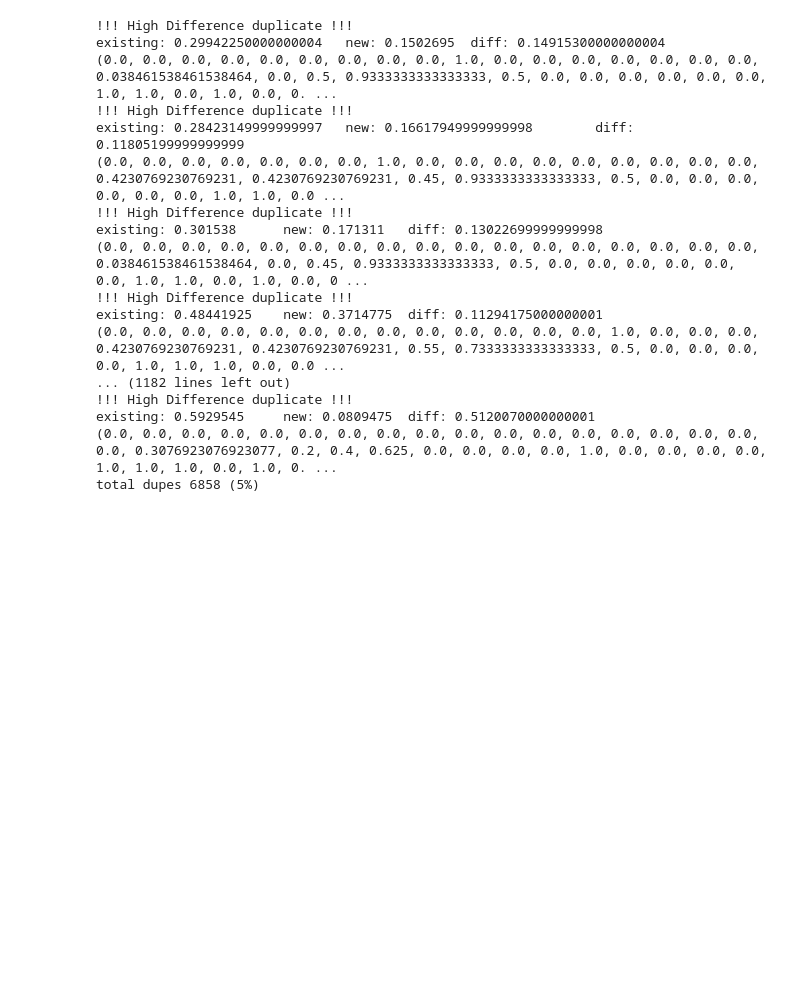
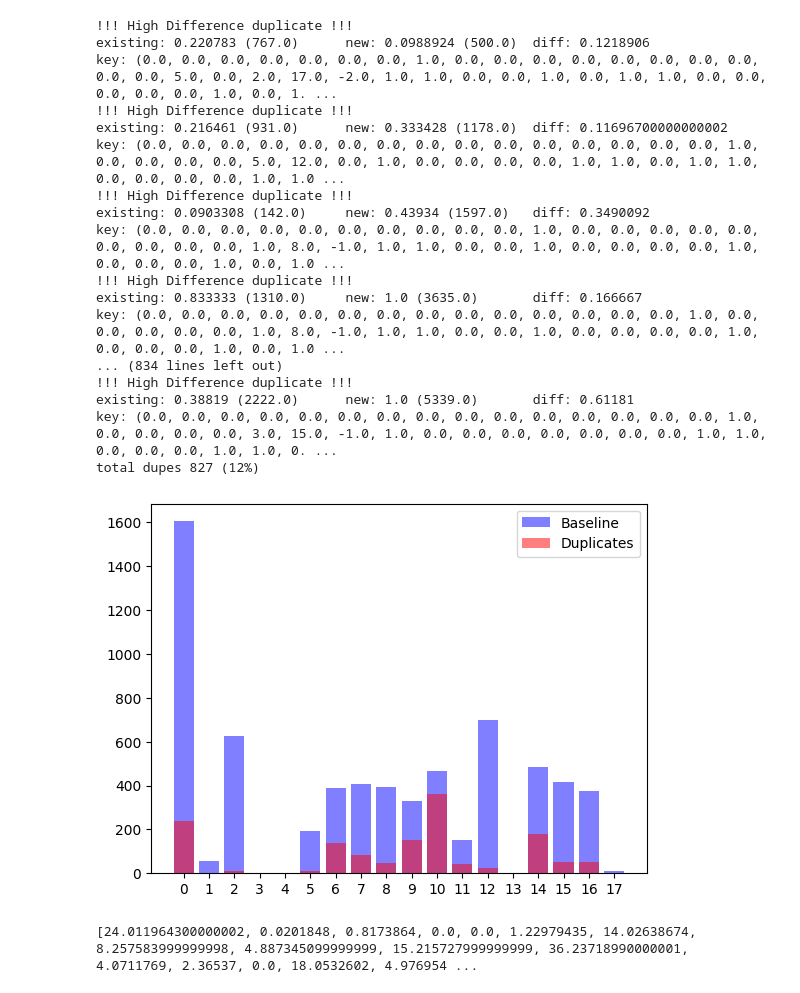
Before and after one commit to Klazkin/player-zero, a Jupyter notebook: model/dueler_model.ipynb, the cells around one changed output. Cells and saved outputs as stored; diff of their text form; code cells hidden in the pictures; blank space fills up the shorter version.

```diff
--- a/model/dueler_model.ipynb
+++ b/model/dueler_model.ipynb
@@ -159,12 +188,21 @@ y = np.array(df[predict])  # Labels
 d = {}
 dupes = 0
 total_rows = 0
+d_visits = {}
+
+action_count = 18
+baseline = [0] * action_count
+culprit = [0] * action_count
 
 for row in df.iterrows():
     total_rows += 1
     index, *row_data = row
-    *key, value = row_data[0]
+    *key, visits, value = row_data[0]
     tkey = tuple(key)
+
+    for i in range(18):
+        baseline[i] += tkey[i]
+
     if tkey in d:
         dupes += 1
         diff = abs(value - d[tkey])
@@ -172,29 +210,47 @@ for row in df.iterrows():
         if diff < 0.1:
             continue
         print("!!! High Difference duplicate !!!")
-        print(f"existing: {d[tkey]} \tnew: {value}\tdiff: {diff}")
-        print(tkey)
+        print(f"existing: {d[tkey]} ({d_visits[tkey]}) \tnew: {value} ({visits})\tdiff: {diff}")
+        print(f"key: {tkey}")
+
+        for i in range(18):
+            culprit[i] += tkey[i] * value
 
     else:
+        d_visits[tkey] = visits
         d[tkey] = value
     # break
-print(f"total dupes {dupes} ({round(dupes/total_rows*100)}%)")
+print(f"total dupes {dupes} ({round(dupes / total_rows * 100)}%)")
 # %% [output]
 !!! High Difference duplicate !!!
-existing: 0.29942250000000004   new: 0.1502695  diff: 0.14915300000000004
-(0.0, 0.0, 0.0, 0.0, 0.0, 0.0, 0.0, 0.0, 0.0, 1.0, 0.0, 0.0, 0.0, 0.0, 0.0, 0.0, 0.0, 0.038461538461538464, 0.0, 0.5, 0.9333333333333333, 0.5, 0.0, 0.0, 0.0, 0.0, 0.0, 0.0, 1.0, 1.0, 0.0, 1.0, 0.0, 0. ...
+existing: 0.220783 (767.0)      new: 0.0988924 (500.0)  diff: 0.1218906
+key: (0.0, 0.0, 0.0, 0.0, 0.0, 0.0, 0.0, 1.0, 0.0, 0.0, 0.0, 0.0, 0.0, 0.0, 0.0, 0.0, 0.0, 0.0, 5.0, 0.0, 2.0, 17.0, -2.0, 1.0, 1.0, 0.0, 0.0, 1.0, 0.0, 1.0, 1.0, 0.0, 0.0, 0.0, 0.0, 0.0, 1.0, 0.0, 1. ...
 !!! High Difference duplicate !!!
-existing: 0.28423149999999997   new: 0.16617949999999998        diff: 0.11805199999999999
-(0.0, 0.0, 0.0, 0.0, 0.0, 0.0, 0.0, 1.0, 0.0, 0.0, 0.0, 0.0, 0.0, 0.0, 0.0, 0.0, 0.0, 0.4230769230769231, 0.4230769230769231, 0.45, 0.9333333333333333, 0.5, 0.0, 0.0, 0.0, 0.0, 0.0, 0.0, 1.0, 1.0, 0.0 ...
+existing: 0.216461 (931.0)      new: 0.333428 (1178.0)  diff: 0.11696700000000002
+key: (0.0, 0.0, 0.0, 0.0, 0.0, 0.0, 0.0, 0.0, 0.0, 0.0, 0.0, 0.0, 0.0, 0.0, 0.0, 1.0, 0.0, 0.0, 0.0, 0.0, 5.0, 12.0, 0.0, 1.0, 0.0, 0.0, 0.0, 0.0, 1.0, 1.0, 0.0, 1.0, 1.0, 0.0, 0.0, 0.0, 0.0, 1.0, 1.0 ...
 !!! High Difference duplicate !!!
-existing: 0.301538      new: 0.171311   diff: 0.13022699999999998
-(0.0, 0.0, 0.0, 0.0, 0.0, 0.0, 0.0, 0.0, 0.0, 0.0, 0.0, 0.0, 0.0, 0.0, 0.0, 0.0, 0.0, 0.038461538461538464, 0.0, 0.45, 0.9333333333333333, 0.5, 0.0, 0.0, 0.0, 0.0, 0.0, 0.0, 1.0, 1.0, 0.0, 1.0, 0.0, 0 ...
+existing: 0.0903308 (142.0)     new: 0.43934 (1597.0)   diff: 0.3490092
+key: (0.0, 0.0, 0.0, 0.0, 0.0, 0.0, 0.0, 0.0, 0.0, 0.0, 1.0, 0.0, 0.0, 0.0, 0.0, 0.0, 0.0, 0.0, 0.0, 0.0, 1.0, 8.0, -1.0, 1.0, 1.0, 0.0, 0.0, 1.0, 0.0, 0.0, 0.0, 0.0, 1.0, 0.0, 0.0, 0.0, 1.0, 0.0, 1.0 ...
 !!! High Difference duplicate !!!
-existing: 0.48441925    new: 0.3714775  diff: 0.11294175000000001
-(0.0, 0.0, 0.0, 0.0, 0.0, 0.0, 0.0, 0.0, 0.0, 0.0, 0.0, 0.0, 0.0, 1.0, 0.0, 0.0, 0.0, 0.4230769230769231, 0.4230769230769231, 0.55, 0.7333333333333333, 0.5, 0.0, 0.0, 0.0, 0.0, 1.0, 1.0, 1.0, 0.0, 0.0 ...
-... (1182 lines left out)
+existing: 0.833333 (1310.0)     new: 1.0 (3635.0)       diff: 0.166667
+key: (0.0, 0.0, 0.0, 0.0, 0.0, 0.0, 0.0, 0.0, 0.0, 0.0, 0.0, 0.0, 0.0, 0.0, 1.0, 0.0, 0.0, 0.0, 0.0, 0.0, 1.0, 8.0, -1.0, 1.0, 1.0, 0.0, 0.0, 1.0, 0.0, 0.0, 0.0, 0.0, 1.0, 0.0, 0.0, 0.0, 1.0, 0.0, 1.0 ...
+... (834 lines left out)
 !!! High Difference duplicate !!!
-existing: 0.5929545     new: 0.0809475  diff: 0.5120070000000001
-(0.0, 0.0, 0.0, 0.0, 0.0, 0.0, 0.0, 0.0, 0.0, 0.0, 0.0, 0.0, 0.0, 0.0, 0.0, 0.0, 0.0, 0.0, 0.3076923076923077, 0.2, 0.4, 0.625, 0.0, 0.0, 0.0, 0.0, 1.0, 0.0, 0.0, 0.0, 0.0, 1.0, 1.0, 1.0, 0.0, 1.0, 0. ...
-total dupes 6858 (5%)
+existing: 0.38819 (2222.0)      new: 1.0 (5339.0)       diff: 0.61181
+key: (0.0, 0.0, 0.0, 0.0, 0.0, 0.0, 0.0, 0.0, 0.0, 0.0, 0.0, 0.0, 0.0, 0.0, 0.0, 1.0, 0.0, 0.0, 0.0, 0.0, 3.0, 15.0, -1.0, 1.0, 0.0, 0.0, 0.0, 0.0, 0.0, 0.0, 0.0, 1.0, 1.0, 0.0, 0.0, 0.0, 1.0, 1.0, 0. ...
+total dupes 827 (12%)
+# %%
+import matplotlib.pyplot as plt
+
+indices = range(len(baseline))
+plt.bar(indices, baseline, color='blue', alpha=0.5, label='Baseline')
+plt.bar(indices, [value * 10 for value in culprit], color='red', alpha=0.5, label='Duplicates')
+plt.xticks(indices, indices)
+plt.legend()
+plt.show()
+
+print(culprit)
+# %% [output]
+[figure, added]
+[24.011964300000002, 0.0201848, 0.8173864, 0.0, 0.0, 1.22979435, 14.02638674, 8.257583999999998, 4.887345099999999, 15.215727999999999, 36.23718990000001, 4.0711769, 2.36537, 0.0, 18.0532602, 4.976954 ...
 # %%
```
Also changed, not shown: parts of 11 cells of this notebook, 19 other files.
